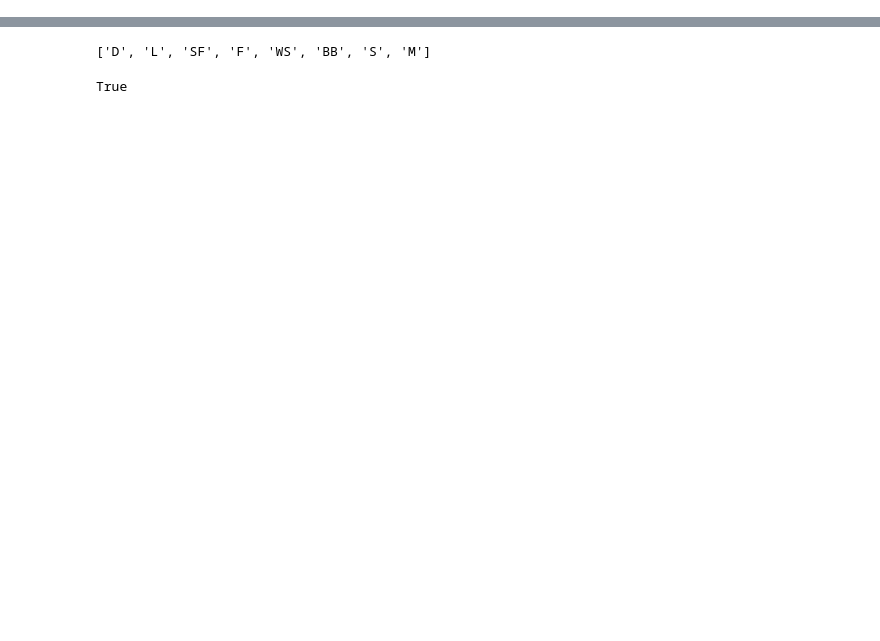
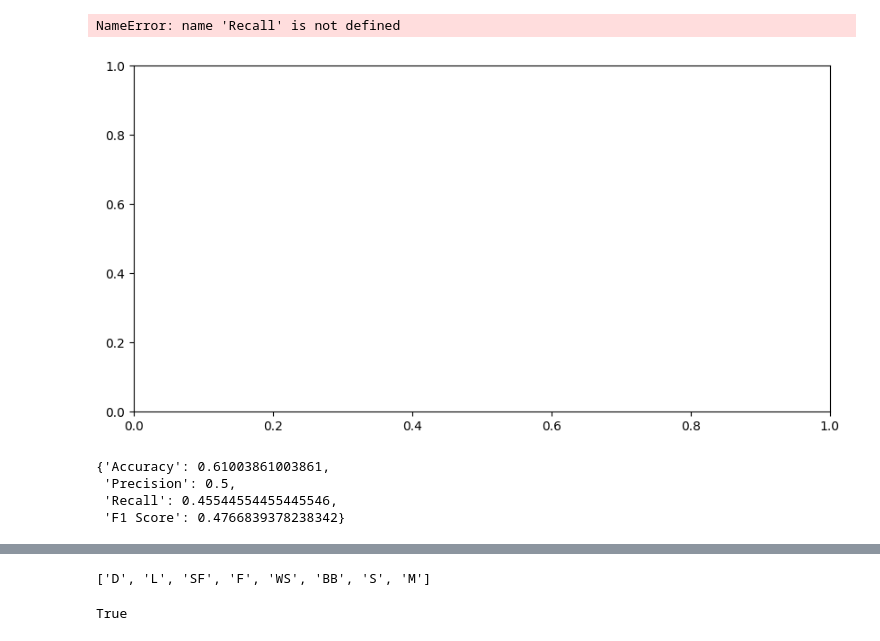
Before and after one commit to IPL-UV/CHG_LLM, a Jupyter notebook: scripts/test.ipynb, the cells around one changed output, grey strips where cells are left out. Drawn from its saved outputs; the diff is of its cells as text; code cells hidden in the pictures; blank space fills up the shorter version.

```diff
--- a/scripts/test.ipynb
+++ b/scripts/test.ipynb
@@ -40,0 +507,44 @@ dag.local_independencies(['SMK', 'LC', 'FH', 'PN'])
+# %%
+# Sample data (replace with your actual data)
+group_names = ['All'] + [f'|Z| = {i}' for i in np.sort(df['z_n'].unique())]
+
+# Number of groups
+n_groups = len(group_names)
+
+# Width of each bar
+bar_width = 0.2
+
+# Spacing between groups
+index = np.arange(n_groups)
+
+# Create subplots
+fig, ax = plt.subplots(figsize =(10, 5))
+
+# Go through Recall, Precisions, F1 and Accuracies and substitute the Nones with 0s
+Recall = [0 if i is None else i for i in Recall]
+Precisions = [0 if i is None else i for i in Precisions]
+F1 = [0 if i is None else i for i in F1]
+Accuracies = [0 if i is None else i for i in Accuracies]
+
+# Plot the bars for each metric
+bar1 = ax.bar(index, Accuracies, bar_width, label='Accuracy')
+bar2 = ax.bar(index + bar_width, Precisions, bar_width, label='Precision')
+bar3 = ax.bar(index + 2 * bar_width, Recall, bar_width, label='Recall')
+bar4 = ax.bar(index + 3 * bar_width, F1, bar_width, label='F1 Score')
+
+# Customize the plot
+ax.set_xlabel('Groups')
+ax.set_ylabel('Metrics')
+ax.set_title(f'Classifier Performance by Group in {choice}')
+ax.set_xticks(index + 1.5 * bar_width)
+ax.set_xticklabels(group_names)
+ax.legend()
+
+# save pdf in results as performance_{choice[:5]}.pdf
+#plt.savefig(f'../results/metrics_{choice[:5]}.pdf')
+
+# Show the plot
+plt.show()
+# %% [output]
+NameError: name 'Recall' is not defined
+[figure, added]
@@ -40,0 +598,7 @@ dag.local_independencies(['SMK', 'LC', 'FH', 'PN'])
+# %%
+calculate_metrics(cf_matrix)
+# %% [output]
+{'Accuracy': 0.61003861003861,
+ 'Precision': 0.5,
+ 'Recall': 0.45544554455445546,
+ 'F1 Score': 0.4766839378238342}
```
Also changed, not shown: parts of 46 cells of this notebook, 40 other files.
